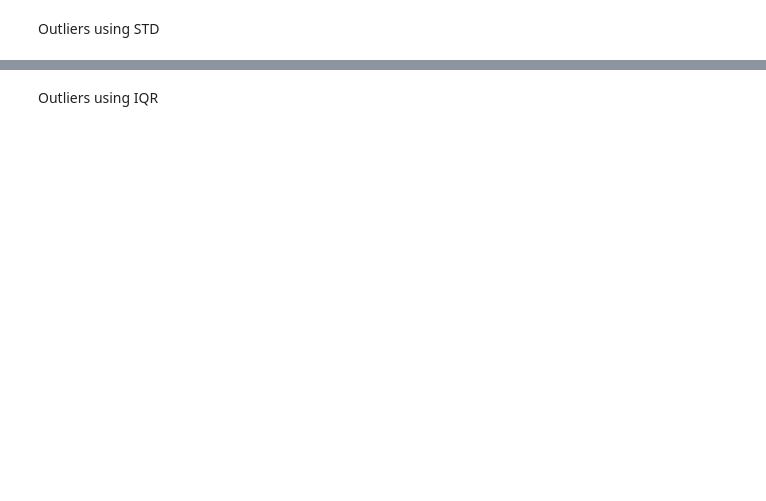
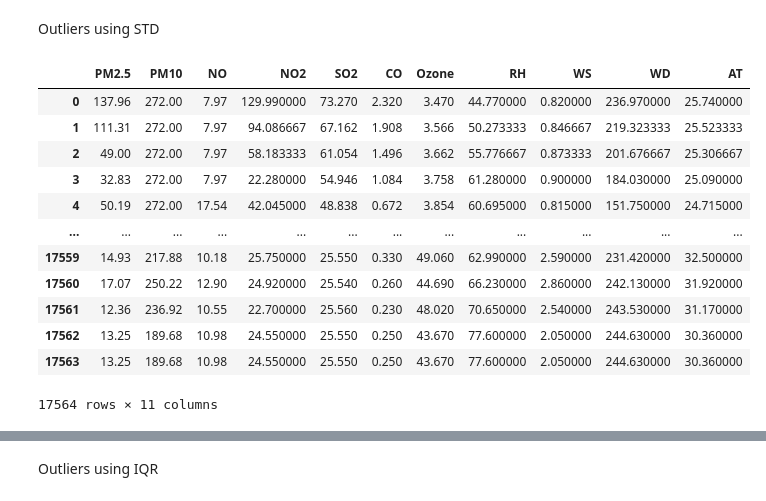
Before and after one commit to DishantWakalkar/Air-Toxicity-Analysis, a Jupyter notebook: DataPreProcessing.ipynb, the cells around one changed output, grey strips where cells are left out. Drawn from its saved outputs; the diff is of its cells as text; code cells hidden in the pictures; blank space fills up the shorter version.

```diff
--- a/DataPreProcessing.ipynb
+++ b/DataPreProcessing.ipynb
@@ -48,3 +144,21 @@ chakalainter
 # %% [markdown]
 Outliers using STD
+# %%
+kurlastd = kurlainter
+kurlastd = kurlastd.drop(kurlastd.columns[[0,1]], axis=1)
+kurlastd
+# %% [output]
+|  | PM2.5 | PM10 | NO | NO2 | SO2 | CO | Ozone | RH | WS | WD | AT |
+| 0 | 137.96 | 272.00 | 7.97 | 129.990000 | 73.270 | 2.320 | 3.470 | 44.770000 | 0.820000 | 236.970000 | 25.740000 |
+| 1 | 111.31 | 272.00 | 7.97 | 94.086667 | 67.162 | 1.908 | 3.566 | 50.273333 | 0.846667 | 219.323333 | 25.523333 |
+| 2 | 49.00 | 272.00 | 7.97 | 58.183333 | 61.054 | 1.496 | 3.662 | 55.776667 | 0.873333 | 201.676667 | 25.306667 |
+| 3 | 32.83 | 272.00 | 7.97 | 22.280000 | 54.946 | 1.084 | 3.758 | 61.280000 | 0.900000 | 184.030000 | 25.090000 |
+| 4 | 50.19 | 272.00 | 17.54 | 42.045000 | 48.838 | 0.672 | 3.854 | 60.695000 | 0.815000 | 151.750000 | 24.715000 |
+| ... | ... | ... | ... | ... | ... | ... | ... | ... | ... | ... | ... |
+| 17559 | 14.93 | 217.88 | 10.18 | 25.750000 | 25.550 | 0.330 | 49.060 | 62.990000 | 2.590000 | 231.420000 | 32.500000 |
+| 17560 | 17.07 | 250.22 | 12.90 | 24.920000 | 25.540 | 0.260 | 44.690 | 66.230000 | 2.860000 | 242.130000 | 31.920000 |
+| 17561 | 12.36 | 236.92 | 10.55 | 22.700000 | 25.560 | 0.230 | 48.020 | 70.650000 | 2.540000 | 243.530000 | 31.170000 |
+| 17562 | 13.25 | 189.68 | 10.98 | 24.550000 | 25.550 | 0.250 | 43.670 | 77.600000 | 2.050000 | 244.630000 | 30.360000 |
+| 17563 | 13.25 | 189.68 | 10.98 | 24.550000 | 25.550 | 0.250 | 43.670 | 77.600000 | 2.050000 | 244.630000 | 30.360000 |
+17564 rows × 11 columns
 # %%
```
Also changed, not shown: parts of 9 cells of this notebook.
